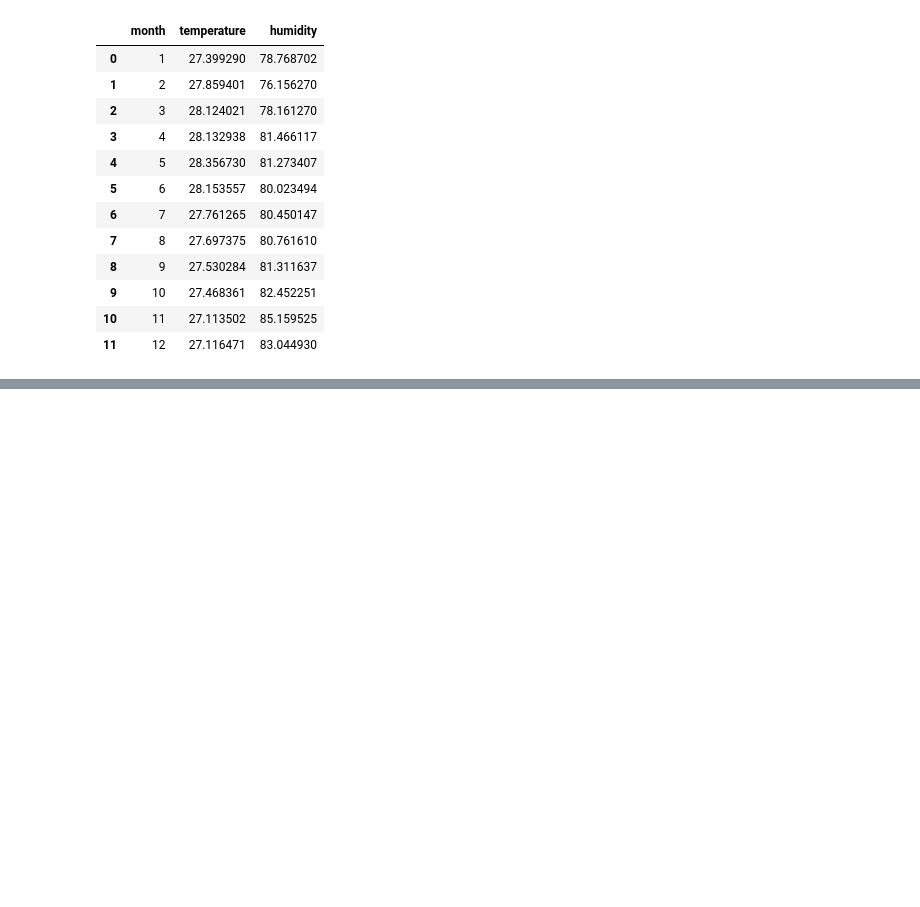
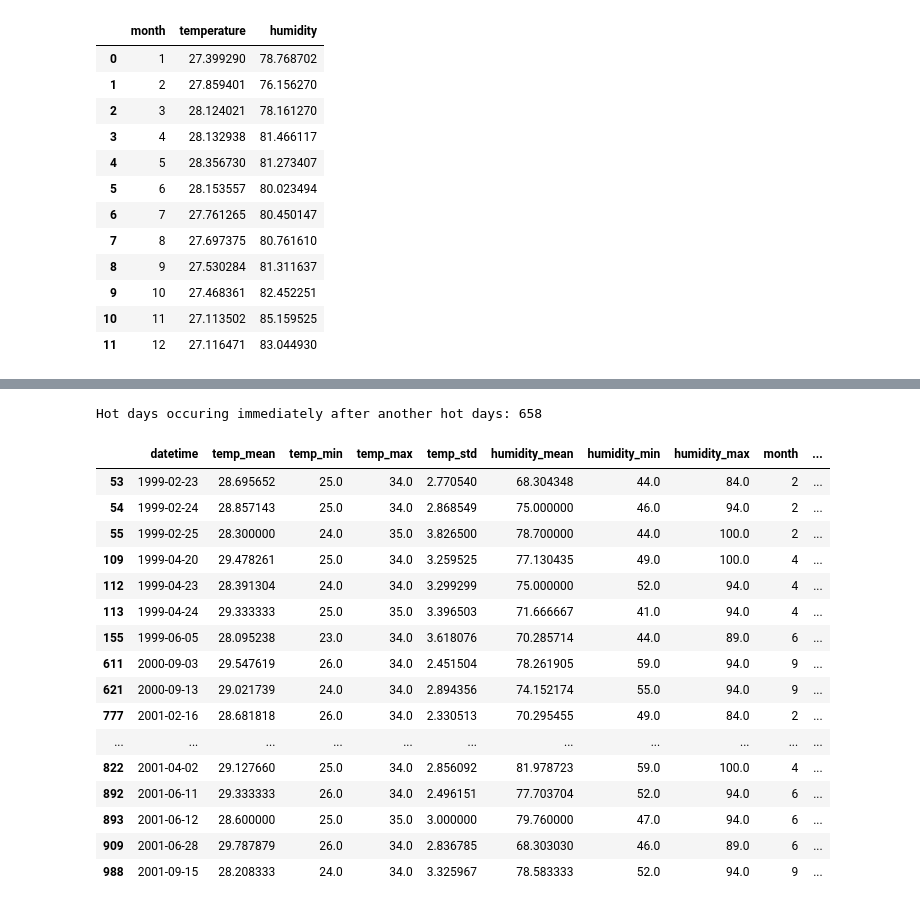
Before and after one commit to ThejaJeff/malaysia-weather-explorer, a Jupyter notebook: notebooks/weather_analysis.ipynb, the cells around one changed output, grey strips where cells are left out. Drawn from its saved outputs; the diff is of its cells as text; code cells hidden in the pictures; blank space fills up the shorter version.

```diff
--- a/notebooks/weather_analysis.ipynb
+++ b/notebooks/weather_analysis.ipynb
@@ -731,0 +852,11 @@ monthly_environment
+# %%
+hot_days["month"] = hot_days["datetime"].dt.month
+
+hot_days_by_month = (
+    hot_days
+    .groupby("month")
+    .size()
+    .reset_index(name = "hot_days")
+)
+
+hot_days_by_month
@@ -731,0 +952,13 @@ monthly_environment
+# %%
+hot_days = hot_days.sort_values("datetime").copy()
+# %%
+hot_days["days_since_previous_hot"] = (
+    hot_days["datetime"].diff().dt.days
+)
+
+hot_days[[
+    "datetime",
+    "temp_max",
+    "humidity_mean",
+    "days_since_previous_hot"
+]].head(20)
@@ -731,0 +983,29 @@ monthly_environment
+# %%
+consecutive_hot_days = hot_days[
+    hot_days["days_since_previous_hot"] <= 1
+].copy()
+
+print("Hot days occuring immediately after another hot days:",
+      len(consecutive_hot_days))
+# %% [output]
+Hot days occuring immediately after another hot days: 658
+# %%
+consecutive_hot_days.head(20)
+# %% [output]
+|  | datetime | temp_mean | temp_min | temp_max | temp_std | humidity_mean | humidity_min | humidity_max | month | ... |
+| 53 | 1999-02-23 | 28.695652 | 25.0 | 34.0 | 2.770540 | 68.304348 | 44.0 | 84.0 | 2 | ... |
+| 54 | 1999-02-24 | 28.857143 | 25.0 | 34.0 | 2.868549 | 75.000000 | 46.0 | 94.0 | 2 | ... |
+| 55 | 1999-02-25 | 28.300000 | 24.0 | 35.0 | 3.826500 | 78.700000 | 44.0 | 100.0 | 2 | ... |
+| 109 | 1999-04-20 | 29.478261 | 25.0 | 34.0 | 3.259525 | 77.130435 | 49.0 | 100.0 | 4 | ... |
+| 112 | 1999-04-23 | 28.391304 | 24.0 | 34.0 | 3.299299 | 75.000000 | 52.0 | 94.0 | 4 | ... |
+| 113 | 1999-04-24 | 29.333333 | 25.0 | 35.0 | 3.396503 | 71.666667 | 41.0 | 94.0 | 4 | ... |
+| 155 | 1999-06-05 | 28.095238 | 23.0 | 34.0 | 3.618076 | 70.285714 | 44.0 | 89.0 | 6 | ... |
+| 611 | 2000-09-03 | 29.547619 | 26.0 | 34.0 | 2.451504 | 78.261905 | 59.0 | 94.0 | 9 | ... |
+| 621 | 2000-09-13 | 29.021739 | 24.0 | 34.0 | 2.894356 | 74.152174 | 55.0 | 94.0 | 9 | ... |
+| 777 | 2001-02-16 | 28.681818 | 26.0 | 34.0 | 2.330513 | 70.295455 | 49.0 | 84.0 | 2 | ... |
+| ... | ... | ... | ... | ... | ... | ... | ... | ... | ... | ... |
+| 822 | 2001-04-02 | 29.127660 | 25.0 | 34.0 | 2.856092 | 81.978723 | 59.0 | 100.0 | 4 | ... |
+| 892 | 2001-06-11 | 29.333333 | 26.0 | 34.0 | 2.496151 | 77.703704 | 52.0 | 94.0 | 6 | ... |
+| 893 | 2001-06-12 | 28.600000 | 25.0 | 35.0 | 3.000000 | 79.760000 | 47.0 | 94.0 | 6 | ... |
+| 909 | 2001-06-28 | 29.787879 | 26.0 | 34.0 | 2.836785 | 68.303030 | 46.0 | 89.0 | 6 | ... |
+| 988 | 2001-09-15 | 28.208333 | 24.0 | 34.0 | 3.325967 | 78.583333 | 52.0 | 94.0 | 9 | ... |
```
Also changed, not shown: parts of 14 cells of this notebook.
